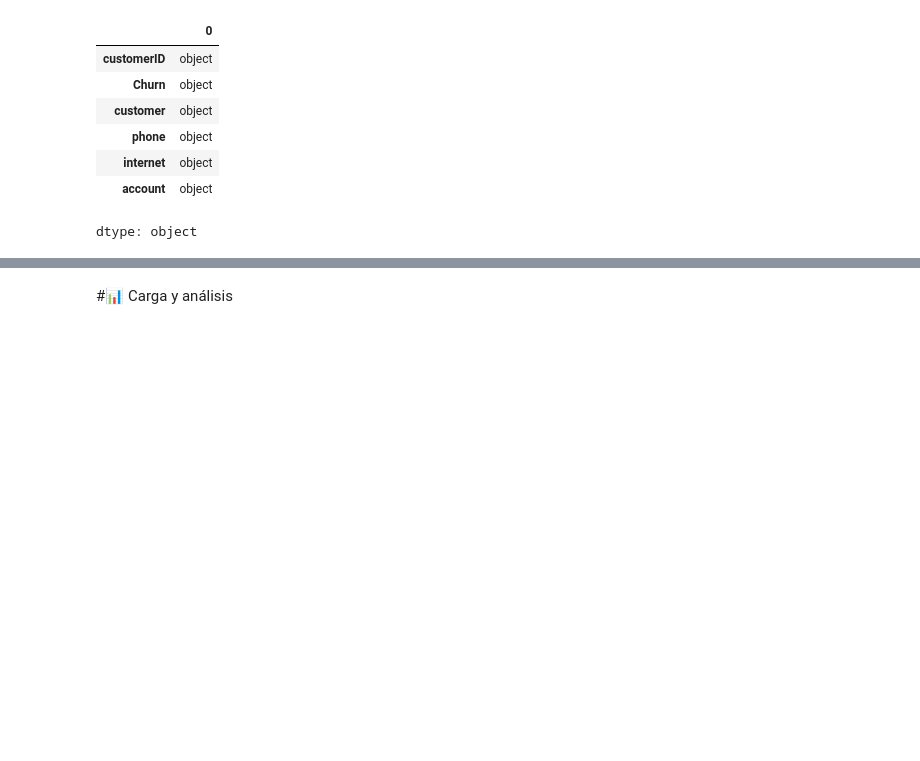
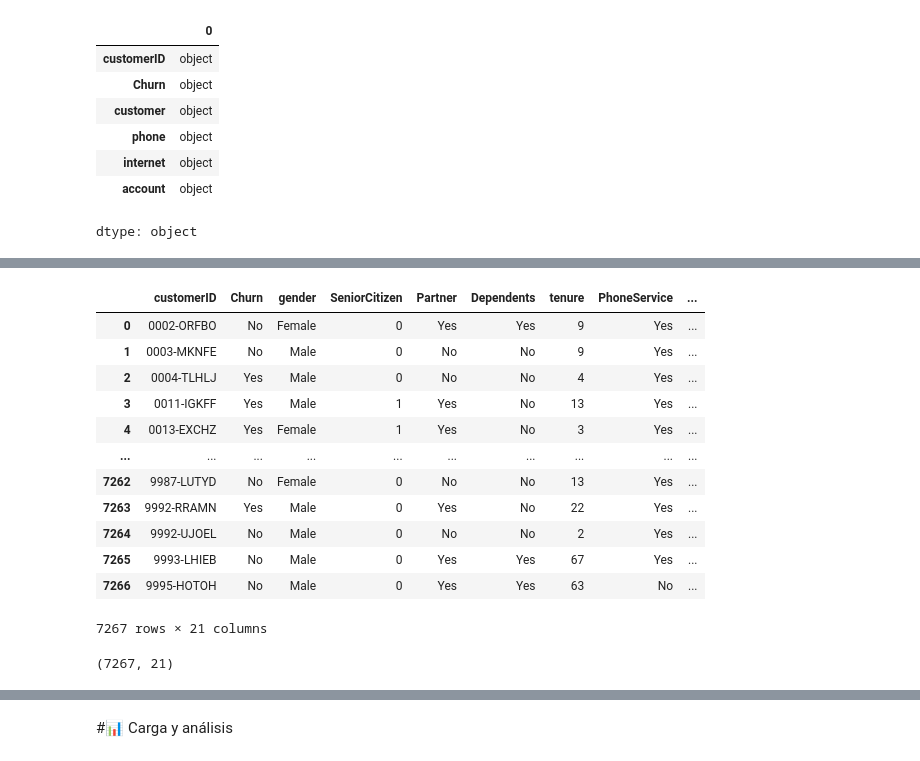
Before and after one commit to AbiFani/Challenge_TelecomX_Latam, a Jupyter notebook: TelecomX_LATAM.ipynb, the cells around one changed output, grey strips where cells are left out. Saved outputs shown, nothing was run; the diff lists cells and outputs as text; code cells hidden in the pictures; blank space fills up the shorter version.

```diff
--- a/TelecomX_LATAM.ipynb
+++ b/TelecomX_LATAM.ipynb
@@ -67,0 +130,4 @@ clientes.shape
+# %%
+# Nomalizando columna phone
+cliente_telefono = pd.json_normalize(datos['phone'])
+cliente_telefono
@@ -67,0 +148,4 @@ clientes.shape
+# %%
+# Nomalizando columna internet
+cliente_internet = pd.json_normalize(datos['internet'])
+cliente_internet
@@ -67,0 +166,4 @@ clientes.shape
+# %%
+# Nomalizando columna account
+cliente_account = pd.json_normalize(datos['account'])
+cliente_account
@@ -67,0 +184,26 @@ clientes.shape
+# %%
+# guadar todo en un nuevo dataframe llamado datos_nomalizados, las columnas normalizadas
+
+datos_normalizados = pd.concat([clientes_customerID,clientes_Churn, clientes_normalizados, cliente_telefono, cliente_internet, cliente_account], axis=1)
+# %%
+# mostrar dataframe
+datos_normalizados
+# %% [output]
+|  | customerID | Churn | gender | SeniorCitizen | Partner | Dependents | tenure | PhoneService | ... |
+| 0 | 0002-ORFBO | No | Female | 0 | Yes | Yes | 9 | Yes | ... |
+| 1 | 0003-MKNFE | No | Male | 0 | No | No | 9 | Yes | ... |
+| 2 | 0004-TLHLJ | Yes | Male | 0 | No | No | 4 | Yes | ... |
+| 3 | 0011-IGKFF | Yes | Male | 1 | Yes | No | 13 | Yes | ... |
+| 4 | 0013-EXCHZ | Yes | Female | 1 | Yes | No | 3 | Yes | ... |
+| ... | ... | ... | ... | ... | ... | ... | ... | ... | ... |
+| 7262 | 9987-LUTYD | No | Female | 0 | No | No | 13 | Yes | ... |
+| 7263 | 9992-RRAMN | Yes | Male | 0 | Yes | No | 22 | Yes | ... |
+| 7264 | 9992-UJOEL | No | Male | 0 | No | No | 2 | Yes | ... |
+| 7265 | 9993-LHIEB | No | Male | 0 | Yes | Yes | 67 | Yes | ... |
+| 7266 | 9995-HOTOH | No | Male | 0 | Yes | Yes | 63 | No | ... |
+7267 rows × 21 columns
+# %%
+# mostrar filas y columnas
+datos_normalizados.shape
+# %% [output]
+(7267, 21)
```
Also changed, not shown: parts of 50 cells of this notebook.
